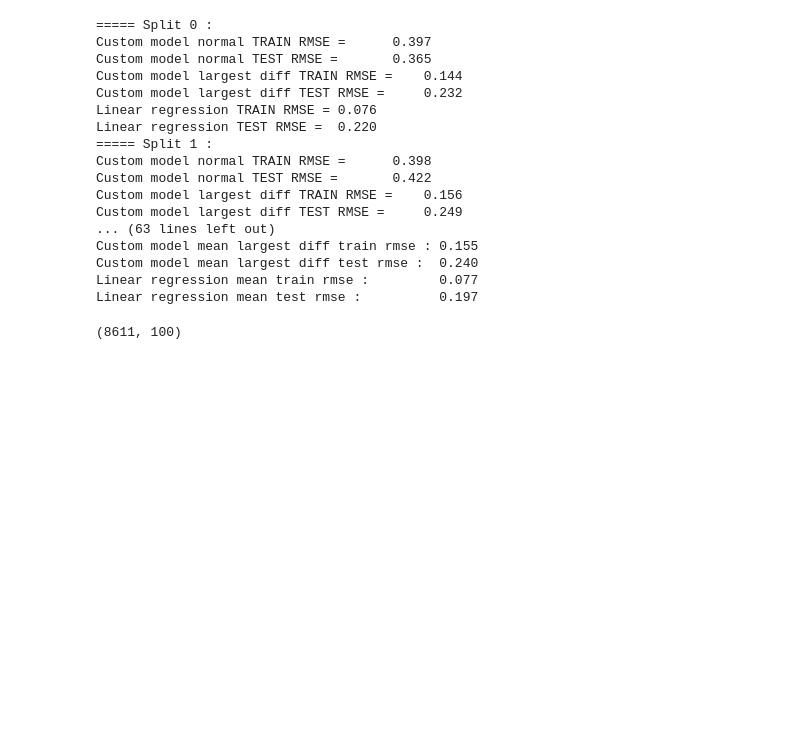
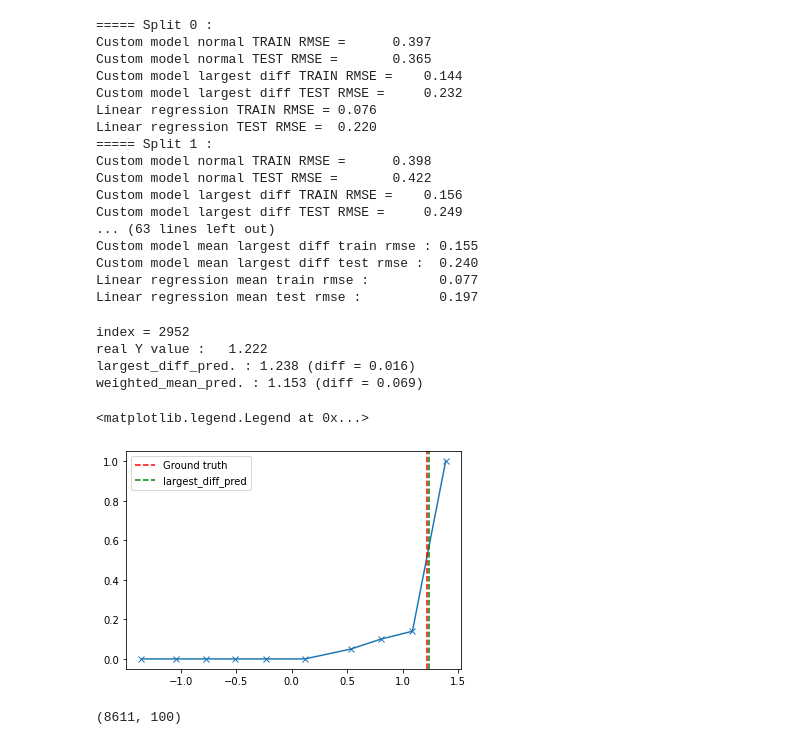
Before and after one commit to ColinTr/ClassificationForRegression, a Jupyter notebook: notebooks/Custom model.ipynb, the cells around one changed output. Saved outputs shown, nothing was run; the diff lists cells and outputs as text; code cells hidden in the pictures; blank space fills up the shorter version.

```diff
--- a/notebooks/Custom model.ipynb
+++ b/notebooks/Custom model.ipynb
@@ -287,3 +304,38 @@ Linear regression mean test rmse :          0.197
+# %%
+test_10_thresholds_dataset = TRAIN_splits_extracted_features_dataset[0]
+test_10_thresholds_thresholds_prediction = []
+for class_col in [e for e in test_10_thresholds_dataset.columns if 'threshold' in e.split('_') and '1|X)' in e.split('_')]:
+    test_10_thresholds_thresholds_prediction.append(list(test_10_thresholds_dataset[class_col]))
+test_10_thresholds_prediction = np.array(test_10_thresholds_thresholds_prediction).T
+
+rand_index = random.randint(0, len(test_10_thresholds_prediction))
+print('index =', rand_index)
+
+y0 = test_10_thresholds_prediction[rand_index]
+
+model = isotonic_regression_model()
+model.fit(ten_bins_split_zero)
+
+largest_diff_pred = model.predict_largest_diff([y0])[0]
+weighted_mean_pred = model.predict([y0])[0]
+
+print('real Y value :   {0:.3f}'.format(test_10_thresholds_dataset.iloc[rand_index]['reg_goal_var']))
+
+print('largest_diff_pred. : {0:.3f}'.format(largest_diff_pred), '(diff = {0:.3f})'.format(np.abs(largest_diff_pred - test_10_thresholds_dataset.iloc[rand_index]['reg_goal_var'])))
+print('weighted_mean_pred. : {0:.3f}'.format(weighted_mean_pred), '(diff = {0:.3f})'.format(np.abs(weighted_mean_pred - test_10_thresholds_dataset.iloc[rand_index]['reg_goal_var'])))
+
+plt.plot(ten_bins_split_zero, y0, marker='x')
+plt.axvline(x=test_10_thresholds_dataset.iloc[rand_index]['reg_goal_var'], color='red', linestyle='--', label='Ground truth')
+plt.axvline(x=largest_diff_pred, color='green', linestyle='--', label='largest_diff_pred')
+# plt.axvline(x=weighted_mean_pred, color='blue', linestyle='--', label='weighted_mean_pred')
+plt.legend()
+# %% [output]
+index = 2952
+real Y value :   1.222
+largest_diff_pred. : 1.238 (diff = 0.016)
+weighted_mean_pred. : 1.153 (diff = 0.069)
+<matplotlib.legend.Legend at 0x...>
+[figure, added]
 # %%
 test_hundred_dataset = load_datasets(os.path.join('..', 'data', 'extracted_features', dataset_name, '100_bins_equal_freq_below_threshold', classifier_folder), 'TRAIN')[0]
 # %%
```
Also changed, not shown: parts of 19 cells of this notebook.
